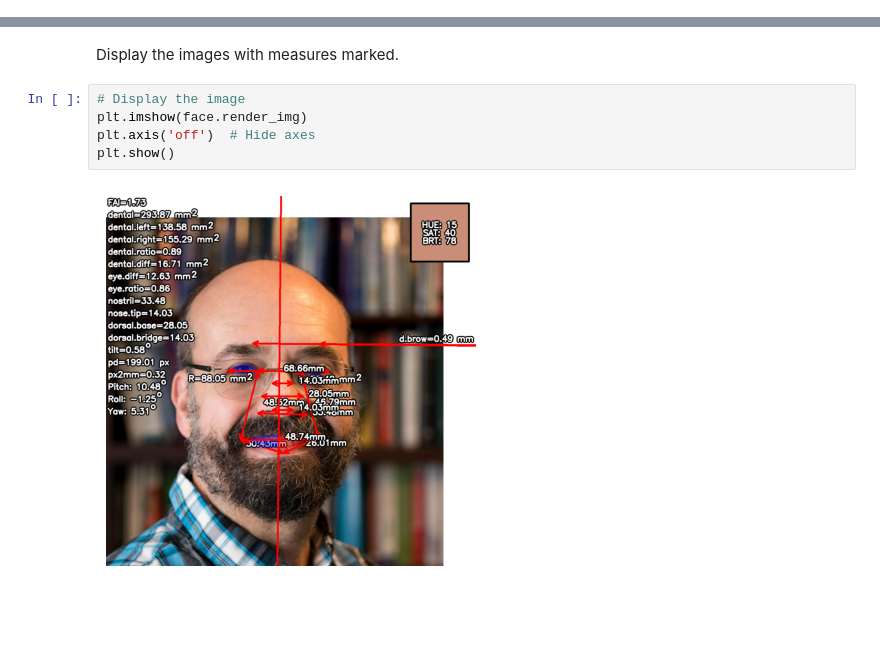
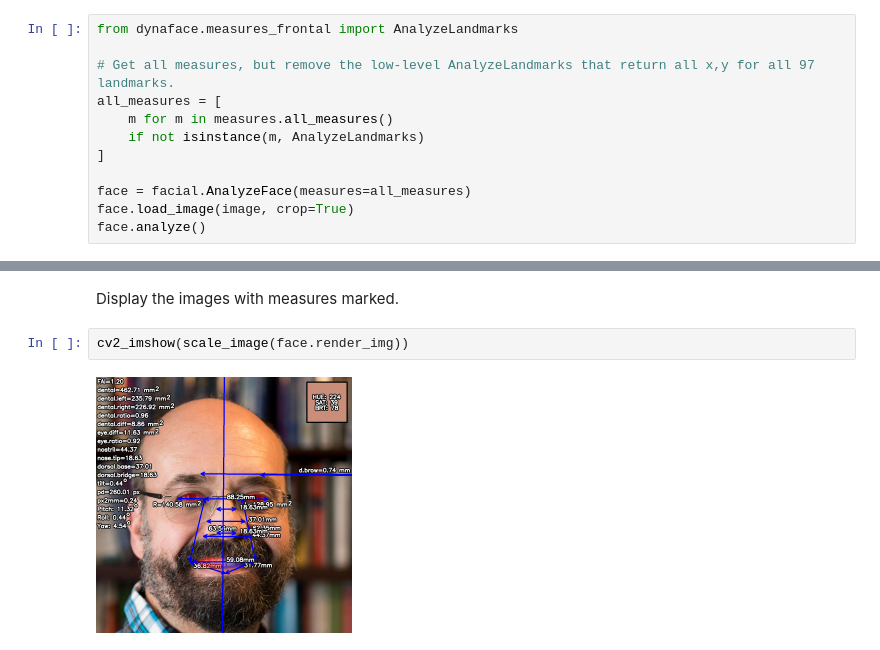
Before and after one commit to jeffheaton/dynaface, a Jupyter notebook: dynaface-lib/examples/dynaface_intro.ipynb, the cells around one changed output, grey strips where cells are left out. Cells and saved outputs as stored; diff of their text form; blank space fills up the shorter version.

```diff
--- a/dynaface-lib/examples/dynaface_intro.ipynb
+++ b/dynaface-lib/examples/dynaface_intro.ipynb
@@ -136,0 +128,12 @@ face.analyze()
+# %%
+from dynaface.measures_frontal import AnalyzeLandmarks
+
+# Get all measures, but remove the low-level AnalyzeLandmarks that return all x,y for all 97 landmarks.
+all_measures = [
+    m for m in measures.all_measures()
+    if not isinstance(m, AnalyzeLandmarks)
+]
+
+face = facial.AnalyzeFace(measures=all_measures)
+face.load_image(image, crop=True)
+face.analyze()
@@ -137,9 +159,6 @@ face.analyze()
 # %% [markdown]
 Display the images with measures marked.
-# %%
-# Display the image
-plt.imshow(face.render_img)
-plt.axis('off')  # Hide axes
-plt.show()
-# %% [output]
-[figure, removed]
+# %%
+cv2_imshow(scale_image(face.render_img))
+# %% [output]
+[figure, added]
```
Also changed, not shown: parts of 9 cells of this notebook, 1 other file.
